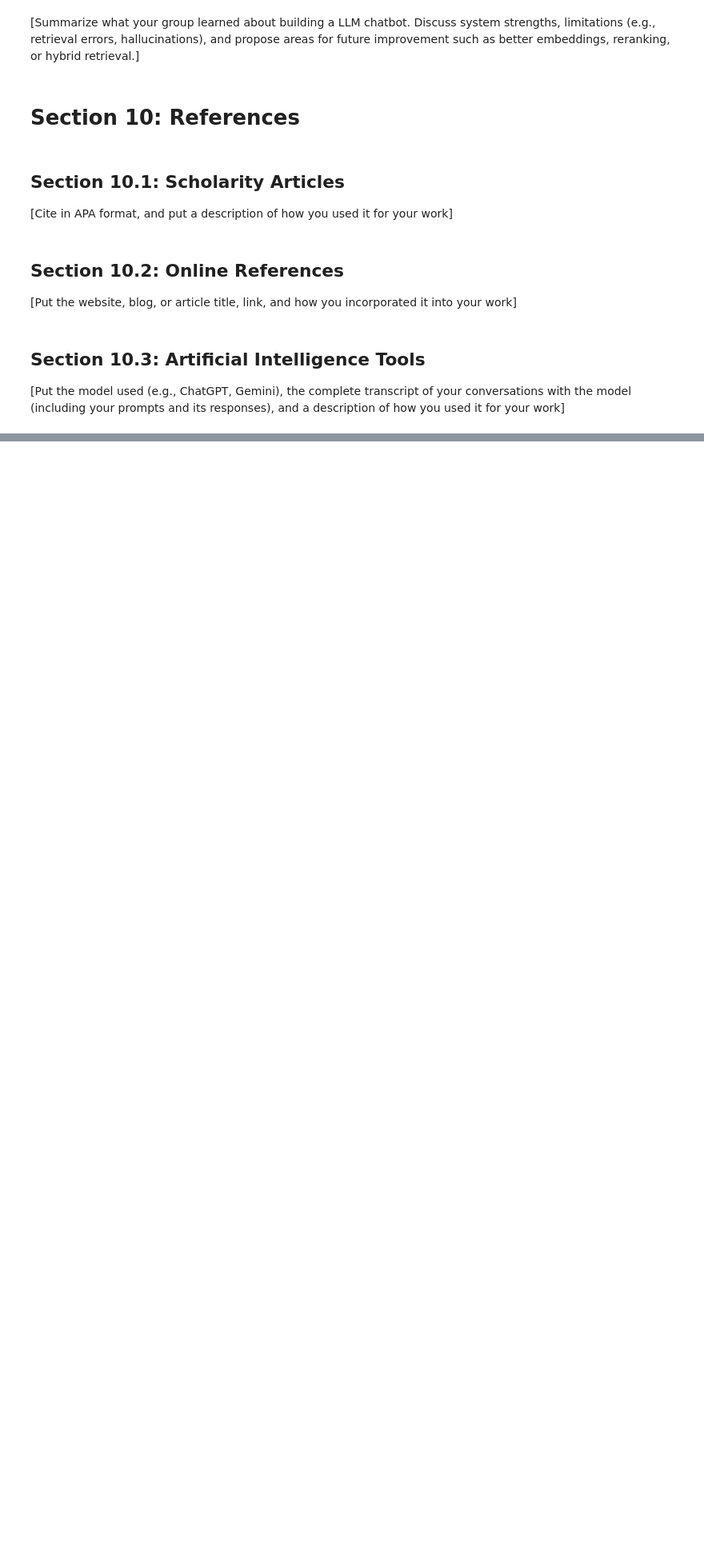
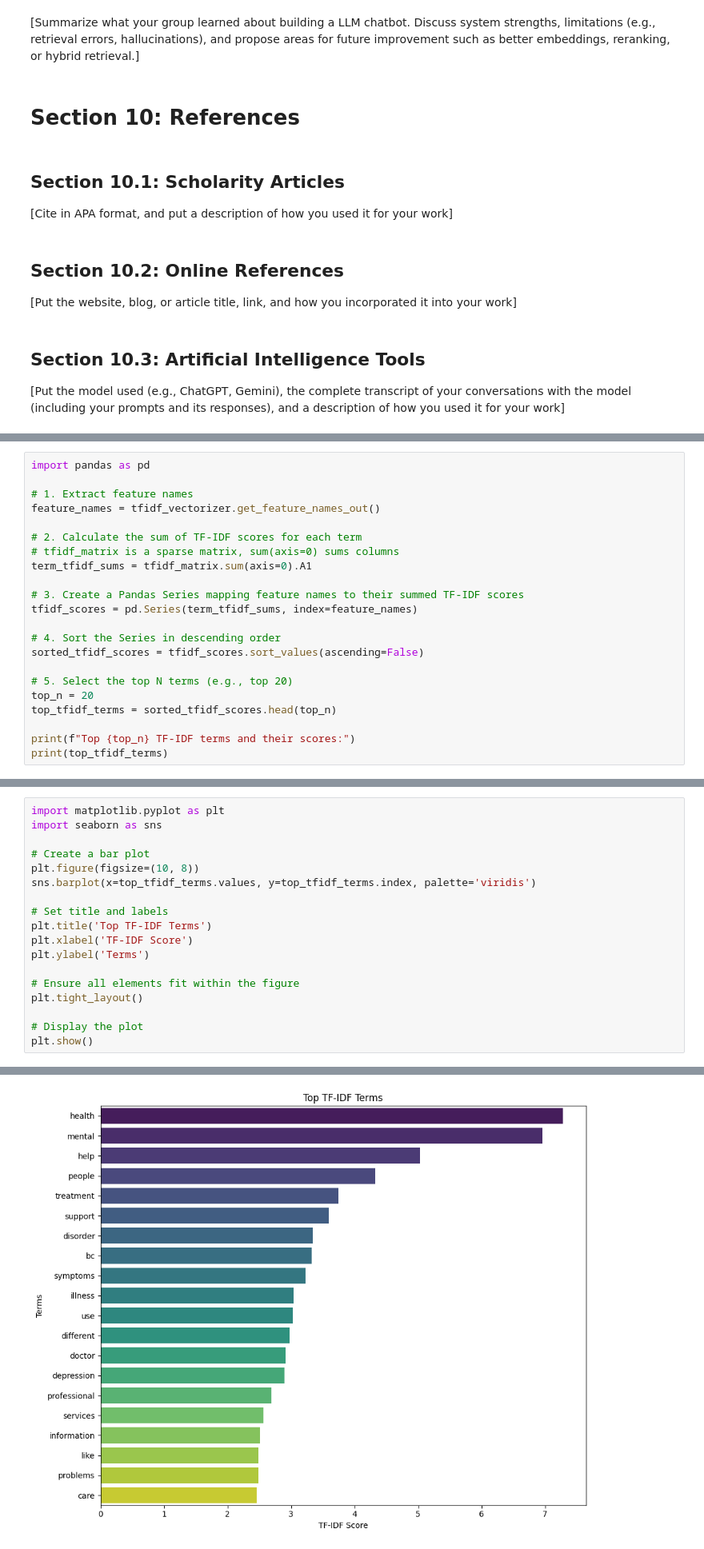
Before and after one commit to NeoRedcraft/nlp-project-1, a Jupyter notebook: Final.ipynb, the cells around one changed output, grey strips where cells are left out. Shown at 80% size. Drawn from its saved outputs; the diff is of its cells as text; blank space fills up the shorter version.

```diff
--- a/Final.ipynb
+++ b/Final.ipynb
@@ -202,0 +314,22 @@ description of how you used it for your work]
+# %%
+import pandas as pd
+
+# 1. Extract feature names
+feature_names = tfidf_vectorizer.get_feature_names_out()
+
+# 2. Calculate the sum of TF-IDF scores for each term
+# tfidf_matrix is a sparse matrix, sum(axis=0) sums columns
+term_tfidf_sums = tfidf_matrix.sum(axis=0).A1
+
+# 3. Create a Pandas Series mapping feature names to their summed TF-IDF scores
+tfidf_scores = pd.Series(term_tfidf_sums, index=feature_names)
+
+# 4. Sort the Series in descending order
+sorted_tfidf_scores = tfidf_scores.sort_values(ascending=False)
+
+# 5. Select the top N terms (e.g., top 20)
+top_n = 20
+top_tfidf_terms = sorted_tfidf_scores.head(top_n)
+
+print(f"Top {top_n} TF-IDF terms and their scores:")
+print(top_tfidf_terms)
@@ -202,0 +384,19 @@ description of how you used it for your work]
+# %%
+import matplotlib.pyplot as plt
+import seaborn as sns
+
+# Create a bar plot
+plt.figure(figsize=(10, 8))
+sns.barplot(x=top_tfidf_terms.values, y=top_tfidf_terms.index, palette='viridis')
+
+# Set title and labels
+plt.title('Top TF-IDF Terms')
+plt.xlabel('TF-IDF Score')
+plt.ylabel('Terms')
+
+# Ensure all elements fit within the figure
+plt.tight_layout()
+
+# Display the plot
+plt.show()
+# %% [output]
@@ -202,0 +406 @@ description of how you used it for your work]
+[figure, added]
```
Also changed, not shown: parts of 53 cells of this notebook.
